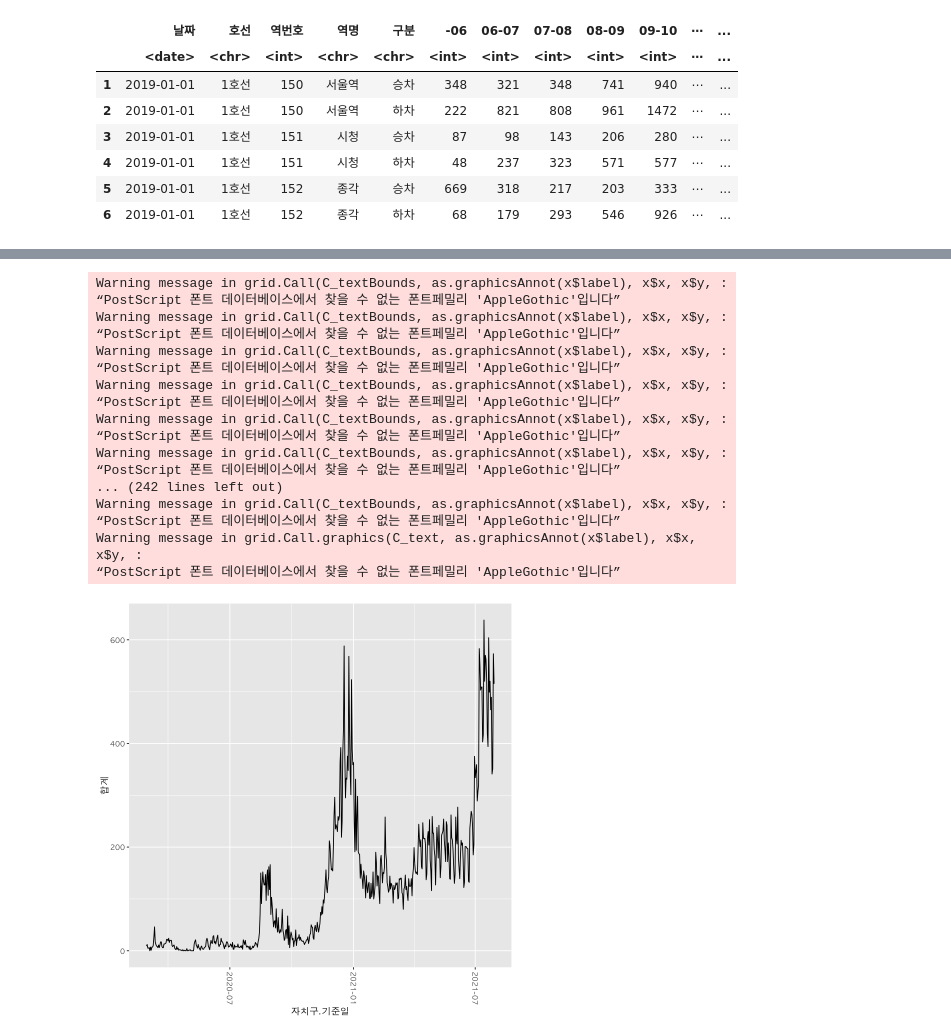
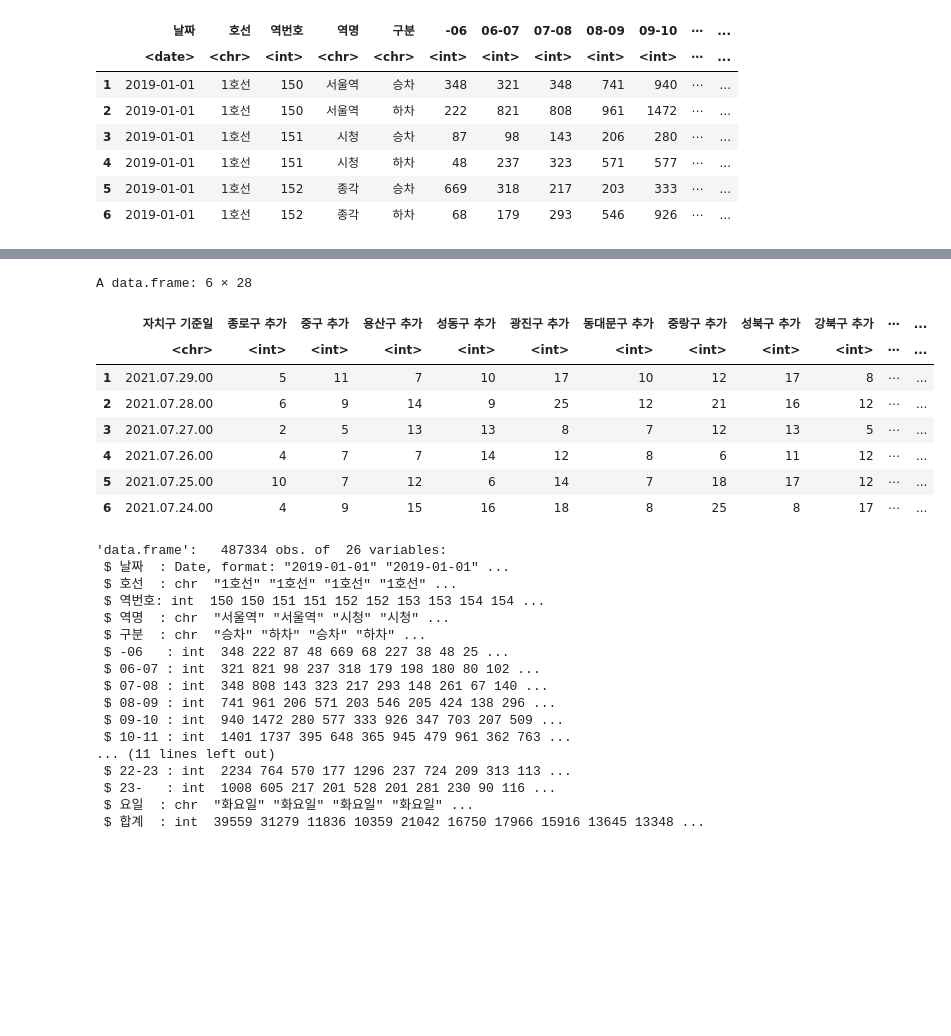
Before and after one commit to tommylee8939/TIL, a Jupyter notebook: R-project/project.ipynb, the cells around one changed output, grey strips where cells are left out. Saved outputs shown, nothing was run; the diff lists cells and outputs as text; code cells hidden in the pictures; blank space fills up the shorter version.

```diff
--- a/R-project/project.ipynb
+++ b/R-project/project.ipynb
@@ -150,23 +146,42 @@ theme_set(theme_gray(base_family="AppleGothic"))
-# %%
-ggplot(data = corona_new,aes(x=자치구.기준일,y=합계)) +
-    geom_line() +
-    theme(axis.text.x=element_text(angle =- 90, vjust = 0.5))
-# %% [output]
-Warning message in grid.Call(C_textBounds, as.graphicsAnnot(x$label), x$x, x$y, :
-“PostScript 폰트 데이터베이스에서 찾을 수 없는 폰트페밀리 'AppleGothic'입니다”
-Warning message in grid.Call(C_textBounds, as.graphicsAnnot(x$label), x$x, x$y, :
-“PostScript 폰트 데이터베이스에서 찾을 수 없는 폰트페밀리 'AppleGothic'입니다”
-Warning message in grid.Call(C_textBounds, as.graphicsAnnot(x$label), x$x, x$y, :
-“PostScript 폰트 데이터베이스에서 찾을 수 없는 폰트페밀리 'AppleGothic'입니다”
-Warning message in grid.Call(C_textBounds, as.graphicsAnnot(x$label), x$x, x$y, :
-“PostScript 폰트 데이터베이스에서 찾을 수 없는 폰트페밀리 'AppleGothic'입니다”
-Warning message in grid.Call(C_textBounds, as.graphicsAnnot(x$label), x$x, x$y, :
-“PostScript 폰트 데이터베이스에서 찾을 수 없는 폰트페밀리 'AppleGothic'입니다”
-Warning message in grid.Call(C_textBounds, as.graphicsAnnot(x$label), x$x, x$y, :
-“PostScript 폰트 데이터베이스에서 찾을 수 없는 폰트페밀리 'AppleGothic'입니다”
-... (242 lines left out)
-Warning message in grid.Call(C_textBounds, as.graphicsAnnot(x$label), x$x, x$y, :
-“PostScript 폰트 데이터베이스에서 찾을 수 없는 폰트페밀리 'AppleGothic'입니다”
-Warning message in grid.Call.graphics(C_text, as.graphicsAnnot(x$label), x$x, x$y, :
-“PostScript 폰트 데이터베이스에서 찾을 수 없는 폰트페밀리 'AppleGothic'입니다”
-[figure, removed]
+# %%
+## 2020년 11월 24일 처음으로 9시 이후 영업 금지가 실행됨
+
+corona <- read.csv('data/코로나동향.csv',header = T)
+colnames(corona)<- gsub('\\.',' ',colnames(corona))
+corona_new <- corona[,seq(1,53,2)]
+corona_new$합계 <- apply(corona_new[,-1],1,sum)
+head(corona_new)
+
+
+data<- read.csv('data/data.csv',encoding = 'UTF-8')
+colnames(data)<-c('날짜','호선','역번호','역명','구분','-06','06-07','07-08','08-09','09-10','10-11','11-12','12-13','13-14','14-15','15-16','16-17','17-18','18-19','19-20','20-21','21-22','22-23','23-','요일')
+data$날짜 <- as.Date(data$날짜, format = '%Y-%m-%d')
+data$합계 <-apply(data[,6:24],1,sum)
+str(data)
+# %% [output]
+A data.frame: 6 × 28
+|  | 자치구 기준일 | 종로구 추가 | 중구 추가 | 용산구 추가 | 성동구 추가 | 광진구 추가 | 동대문구 추가 | 중랑구 추가 | 성북구 추가 | 강북구 추가 | ⋯ | ... |
+|  | <chr> | <int> | <int> | <int> | <int> | <int> | <int> | <int> | <int> | <int> | ⋯ | ... |
+| 1 | 2021.07.29.00 | 5 | 11 | 7 | 10 | 17 | 10 | 12 | 17 | 8 | ⋯ | ... |
+| 2 | 2021.07.28.00 | 6 | 9 | 14 | 9 | 25 | 12 | 21 | 16 | 12 | ⋯ | ... |
+| 3 | 2021.07.27.00 | 2 | 5 | 13 | 13 | 8 | 7 | 12 | 13 | 5 | ⋯ | ... |
+| 4 | 2021.07.26.00 | 4 | 7 | 7 | 14 | 12 | 8 | 6 | 11 | 12 | ⋯ | ... |
+| 5 | 2021.07.25.00 | 10 | 7 | 12 | 6 | 14 | 7 | 18 | 17 | 12 | ⋯ | ... |
+| 6 | 2021.07.24.00 | 4 | 9 | 15 | 16 | 18 | 8 | 25 | 8 | 17 | ⋯ | ... |
+'data.frame':   487334 obs. of  26 variables:
+ $ 날짜  : Date, format: "2019-01-01" "2019-01-01" ...
+ $ 호선  : chr  "1호선" "1호선" "1호선" "1호선" ...
+ $ 역번호: int  150 150 151 151 152 152 153 153 154 154 ...
+ $ 역명  : chr  "서울역" "서울역" "시청" "시청" ...
+ $ 구분  : chr  "승차" "하차" "승차" "하차" ...
+ $ -06   : int  348 222 87 48 669 68 227 38 48 25 ...
+ $ 06-07 : int  321 821 98 237 318 179 198 180 80 102 ...
+ $ 07-08 : int  348 808 143 323 217 293 148 261 67 140 ...
+ $ 08-09 : int  741 961 206 571 203 546 205 424 138 296 ...
+ $ 09-10 : int  940 1472 280 577 333 926 347 703 207 509 ...
+ $ 10-11 : int  1401 1737 395 648 365 945 479 961 362 763 ...
+... (11 lines left out)
+ $ 22-23 : int  2234 764 570 177 1296 237 724 209 313 113 ...
+ $ 23-   : int  1008 605 217 201 528 201 281 230 90 116 ...
+ $ 요일  : chr  "화요일" "화요일" "화요일" "화요일" ...
+ $ 합계  : int  39559 31279 11836 10359 21042 16750 17966 15916 13645 13348 ...
```
Also changed, not shown: parts of 7 cells of this notebook.
